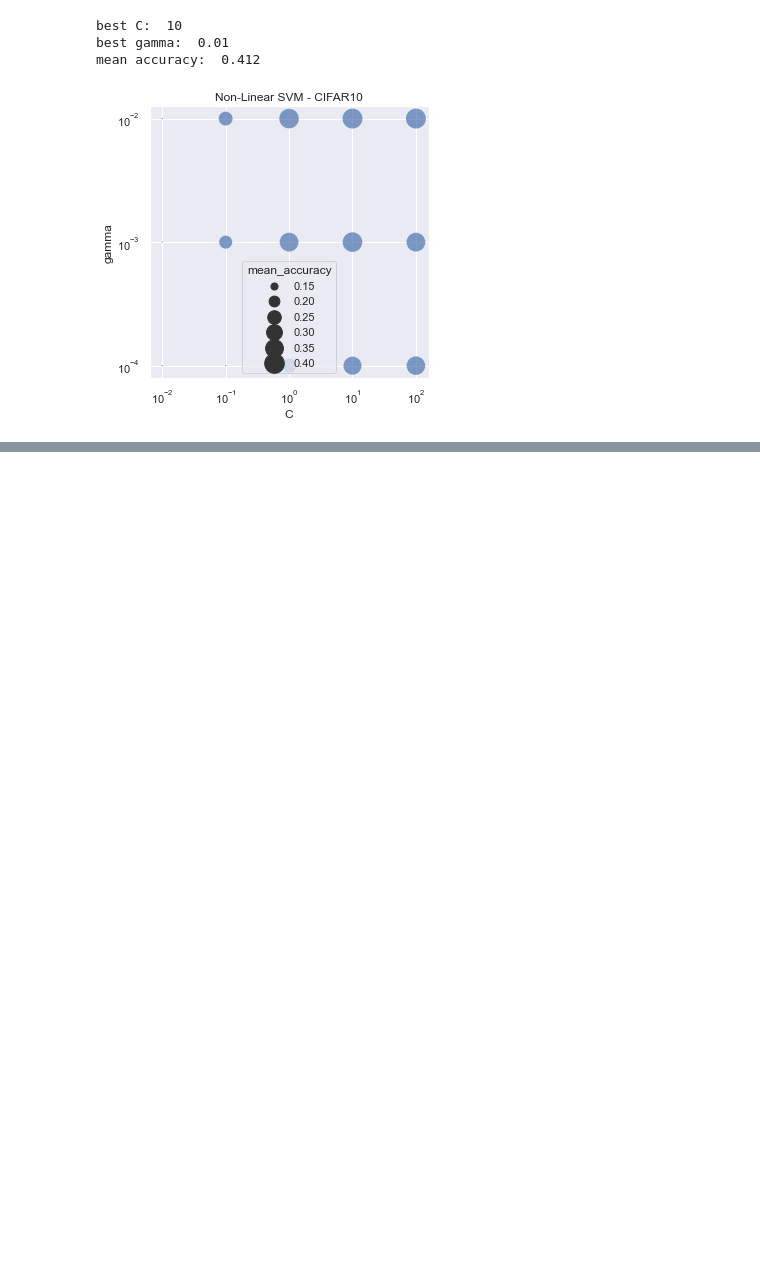
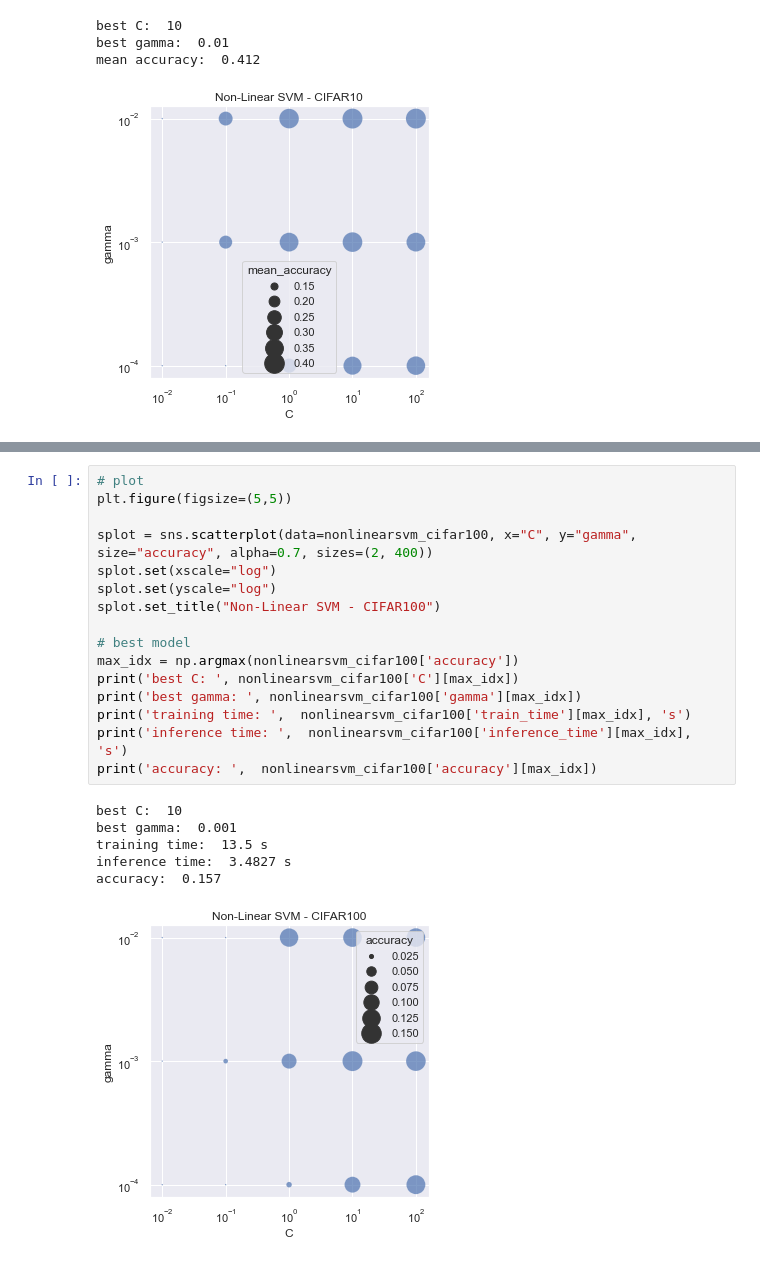
Before and after one commit to mincule/Advanced-Machine-Learning-CW, a Jupyter notebook: analysing_models.ipynb, the cells around one changed output, grey strips where cells are left out. Drawn from its saved outputs; the diff is of its cells as text; blank space fills up the shorter version.

```diff
--- a/analysing_models.ipynb
+++ b/analysing_models.ipynb
@@ -129,0 +202,23 @@ mean accuracy:  0.412
+# %%
+# plot
+plt.figure(figsize=(5,5))
+
+splot = sns.scatterplot(data=nonlinearsvm_cifar100, x="C", y="gamma", size="accuracy", alpha=0.7, sizes=(2, 400))
+splot.set(xscale="log")
+splot.set(yscale="log")
+splot.set_title("Non-Linear SVM - CIFAR100")
+
+# best model
+max_idx = np.argmax(nonlinearsvm_cifar100['accuracy'])
+print('best C: ', nonlinearsvm_cifar100['C'][max_idx])
+print('best gamma: ', nonlinearsvm_cifar100['gamma'][max_idx])
+print('training time: ',  nonlinearsvm_cifar100['train_time'][max_idx], 's')
+print('inference time: ',  nonlinearsvm_cifar100['inference_time'][max_idx], 's')
+print('accuracy: ',  nonlinearsvm_cifar100['accuracy'][max_idx])
+# %% [output]
+best C:  10
+best gamma:  0.001
+training time:  13.5 s
+inference time:  3.4827 s
+accuracy:  0.157
+[figure, added]
```
Also changed, not shown: parts of 41 cells of this notebook.
